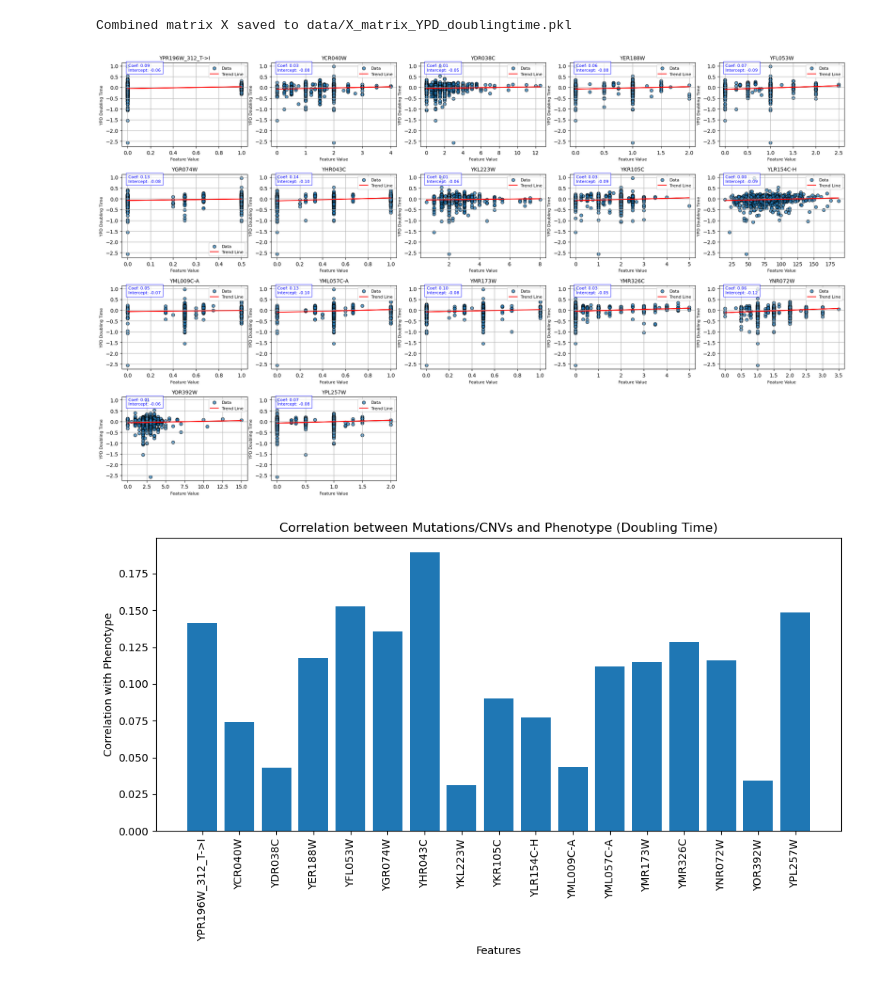
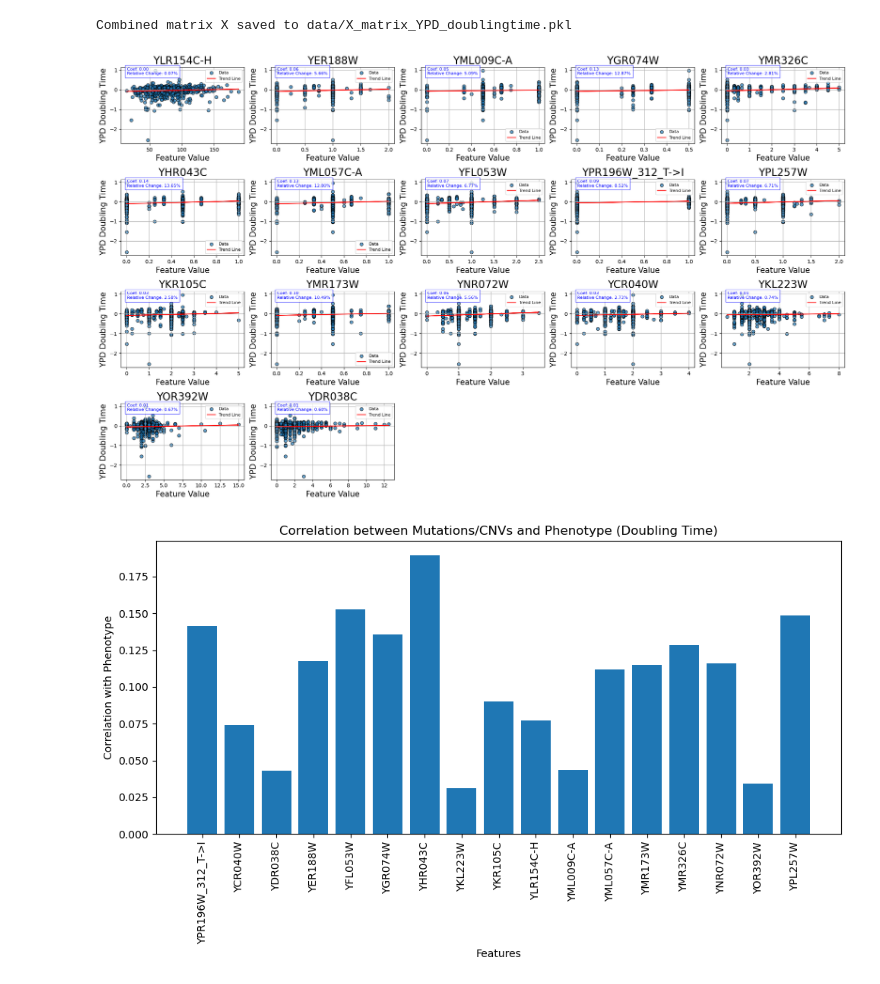
Before and after one commit to paolabiocchi/Yeast_Project, a Jupyter notebook: run.ipynb, the cells around one changed output. Drawn from its saved outputs; the diff is of its cells as text; code cells hidden in the pictures.

```diff
--- a/run.ipynb
+++ b/run.ipynb
@@ -56,6 +56,20 @@ filter_keys = mutations_important.tolist()  # Extract keys from the first column
 
 # Filter X_matrix columns based on keys in filter_keys
 selected_columns = X_matrix[[col for col in X_matrix.columns if col in filter_keys or col + '_CNV' in filter_keys]]
+
+# Reorder the selected_columns DataFrame to match the order of filter_keys
+# We need to ensure that '_CNV' columns are correctly ordered too
+ordered_columns = []
+for key in filter_keys:
+    if key in selected_columns.columns:
+        ordered_columns.append(key)
+    elif key.endswith('_CNV'):
+        key_minus_cnv = key[:-4]  # Remove the '_CNV' suffix
+        if key_minus_cnv in selected_columns.columns:
+            ordered_columns.append(key_minus_cnv)
+
+# Reorder selected_columns
+selected_columns = selected_columns[ordered_columns]
 
 # Number of features to plot
 num_features = len(selected_columns.columns)
@@ -71,7 +85,7 @@ axes = axes.flatten()  # Flatten the axes for easy iteration
 # Plot each feature with a regression line
 for idx, col in enumerate(selected_columns.columns):
     x = selected_columns[col].values.reshape(-1, 1)  # Reshape for sklearn
-    y = y_phenotype.values.flatten()  # Flatten y to a 1D array
+    y = y_phenotype.flatten()  # Flatten y to a 1D array
 
     # Fit linear regression
     model = LinearRegression()
@@ -81,40 +95,43 @@ for idx, col in enumerate(selected_columns.columns):
     # Extract coefficients and intercept
     coef = float(model.coef_[0])  # Convert to scalar
     intercept = float(model.intercept_)  # Convert to scalar
 
+    # Calculate relative change (percentage)
+    relative_change = coef * 100  # Coefficient represents the change in y per unit change in x
+
     # Scatter plot
     axes[idx].scatter(x.flatten(), y, alpha=0.7, edgecolor='k', label='Data')
 
     # Regression line
     axes[idx].plot(x.flatten(), y_pred, color='red', label='Trend Line')
 
     # Add titles and labels
-    axes[idx].set_title(f'{col}', fontsize=10)
-    axes[idx].set_xlabel('Feature Value', fontsize=8)
-    axes[idx].set_ylabel('YPD Doubling Time', fontsize=8)
+    axes[idx].set_title(f'{col}', fontsize=20)
+    axes[idx].set_xlabel('Feature Value', fontsize=15)
+    axes[idx].set_ylabel('YPD Doubling Time', fontsize=15)
     axes[idx].legend(fontsize=8)
     axes[idx].grid(True)
 
-    # Annotate the plot with coefficient and intercept
-    axes[idx].text(0.05, 0.9, f'Coef: {coef:.2f}\nIntercept: {intercept:.2f}',
+    # Annotate the plot with coefficient and relative change
+    axes[idx].text(0.05, 0.9, f'Coef: {coef:.2f}\nRelative Change: {relative_change:.2f}%',
                    transform=axes[idx].transAxes, fontsize=8, color='blue',
                    bbox=dict(facecolor='white', alpha=0.7, edgecolor='blue'))
 
 # Remove any unused subplots
 for i in range(num_features, len(axes)):
     fig.delaxes(axes[i])
 
 # Adjust layout
 plt.tight_layout()
 
 # Save the figure
-plot_path = "results/plots/all_features_with_trend_and_coefficients.png"
+plot_path = "results/plots/all_features_relative_change.png"
 plt.savefig(plot_path, bbox_inches='tight')
 
 # Show the figure
 plt.show()
 # %% [output]
-[figure, old version]
+[figure, new version]
 # %%
 # Example DataFrames (ensure these are defined in your environment)
 # X_matrix: DataFrame of features (mutations and CNVs)
```
Also changed, not shown: 6 other files.
